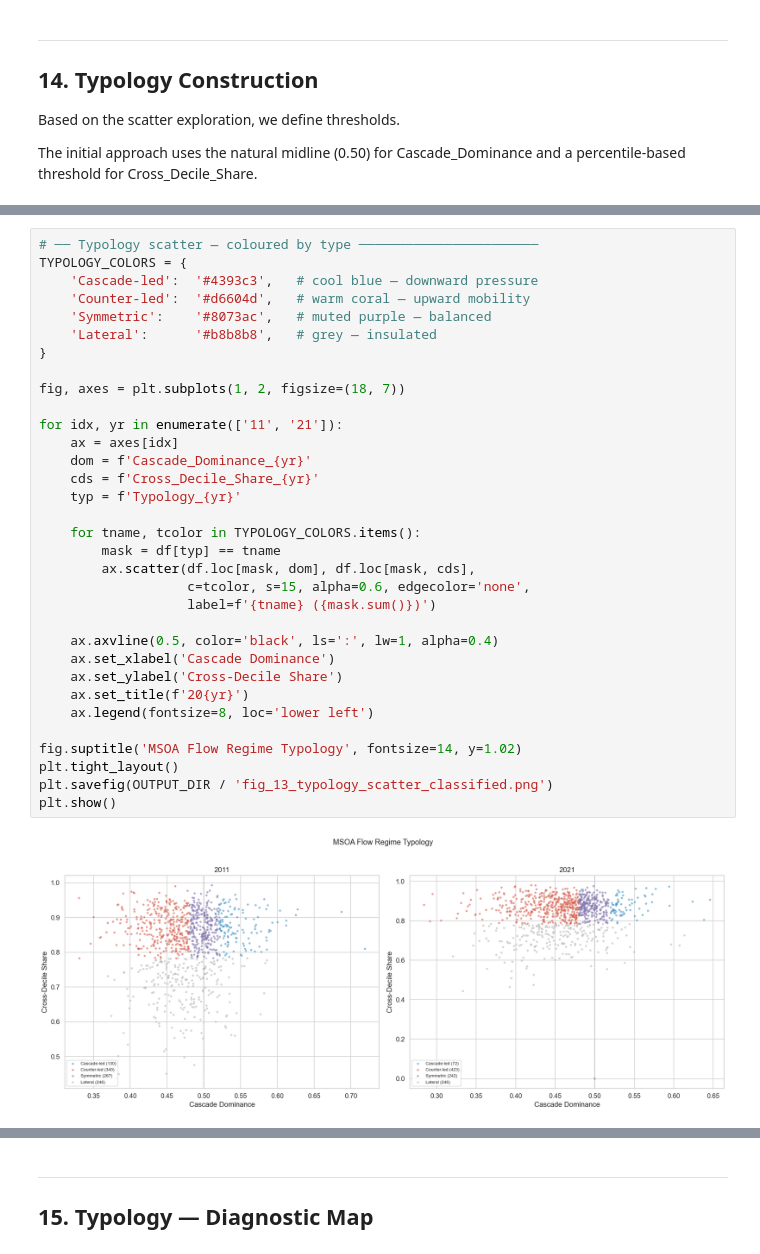
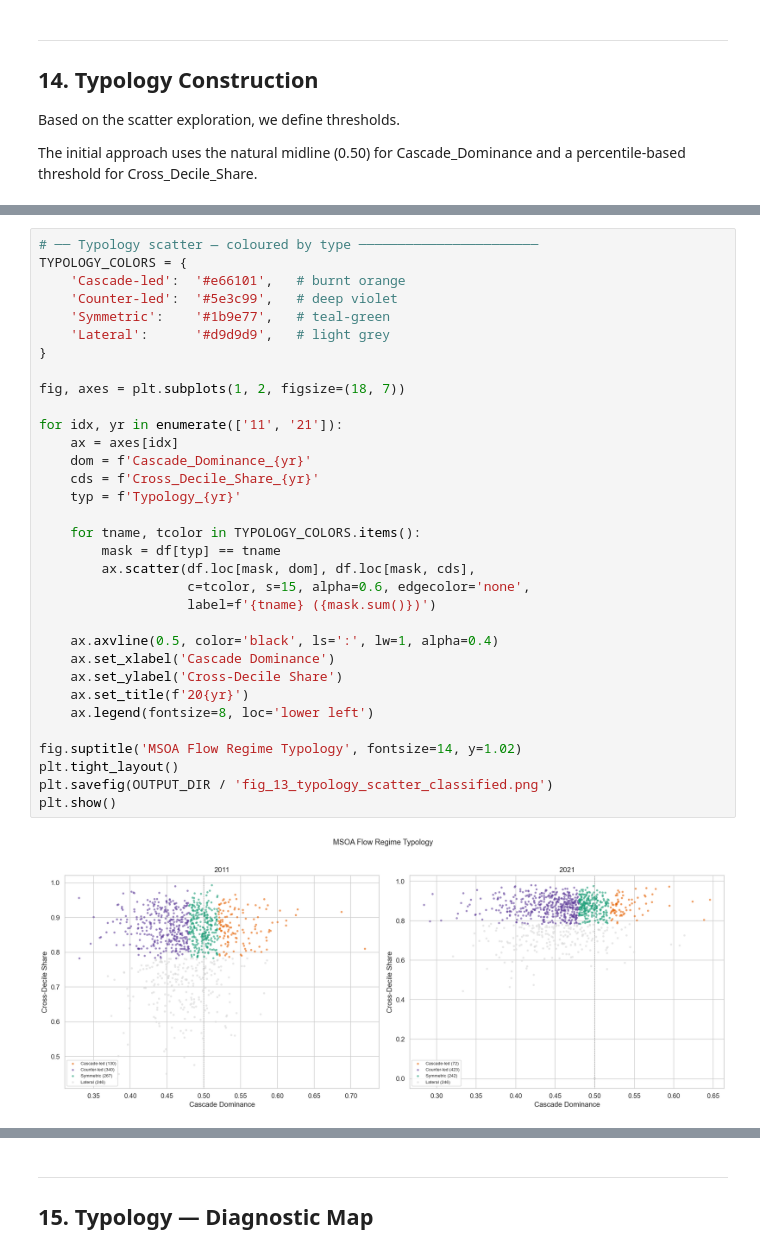
Before and after one commit to yxing82/CASA-Dissertation, a Jupyter notebook: script/eda_3_typology_validation_20260619.ipynb, the cells around one changed output, grey strips where cells are left out. Cells and saved outputs as stored; diff of their text form.

```diff
--- a/script/eda_3_typology_validation_20260619.ipynb
+++ b/script/eda_3_typology_validation_20260619.ipynb
@@ -291,35 +293,35 @@ Cascade-led    130
 # %%
 # ── Typology scatter — coloured by type ───────────────────────
 TYPOLOGY_COLORS = {
-    'Cascade-led':  '#4393c3',   # cool blue — downward pressure
-    'Counter-led':  '#d6604d',   # warm coral — upward mobility
-    'Symmetric':    '#8073ac',   # muted purple — balanced
-    'Lateral':      '#b8b8b8',   # grey — insulated
+    'Cascade-led':  '#e66101',   # burnt orange
+    'Counter-led':  '#5e3c99',   # deep violet
+    'Symmetric':    '#1b9e77',   # teal-green
+    'Lateral':      '#d9d9d9',   # light grey
 }
 
 fig, axes = plt.subplots(1, 2, figsize=(18, 7))
 
 for idx, yr in enumerate(['11', '21']):
     ax = axes[idx]
     dom = f'Cascade_Dominance_{yr}'
     cds = f'Cross_Decile_Share_{yr}'
     typ = f'Typology_{yr}'
 
     for tname, tcolor in TYPOLOGY_COLORS.items():
         mask = df[typ] == tname
         ax.scatter(df.loc[mask, dom], df.loc[mask, cds],
                    c=tcolor, s=15, alpha=0.6, edgecolor='none',
                    label=f'{tname} ({mask.sum()})')
 
     ax.axvline(0.5, color='black', ls=':', lw=1, alpha=0.4)
     ax.set_xlabel('Cascade Dominance')
     ax.set_ylabel('Cross-Decile Share')
     ax.set_title(f'20{yr}')
     ax.legend(fontsize=8, loc='lower left')
 
 fig.suptitle('MSOA Flow Regime Typology', fontsize=14, y=1.02)
 plt.tight_layout()
 plt.savefig(OUTPUT_DIR / 'fig_13_typology_scatter_classified.png')
 plt.show()
 # %% [output]
-[figure, old version]
+[figure, new version]
```
Also changed, not shown: parts of 27 cells of this notebook, 13 other files.
